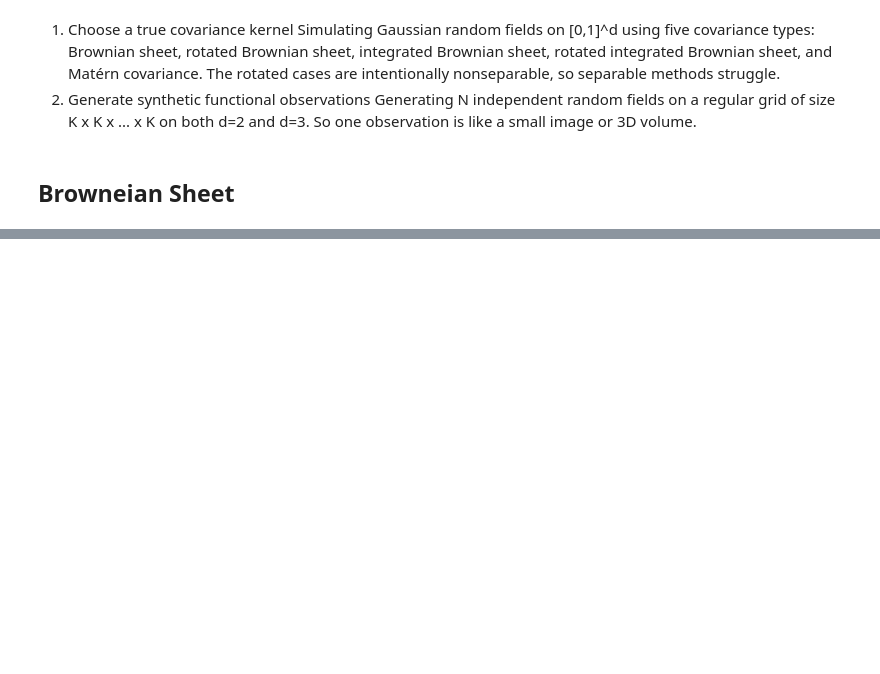
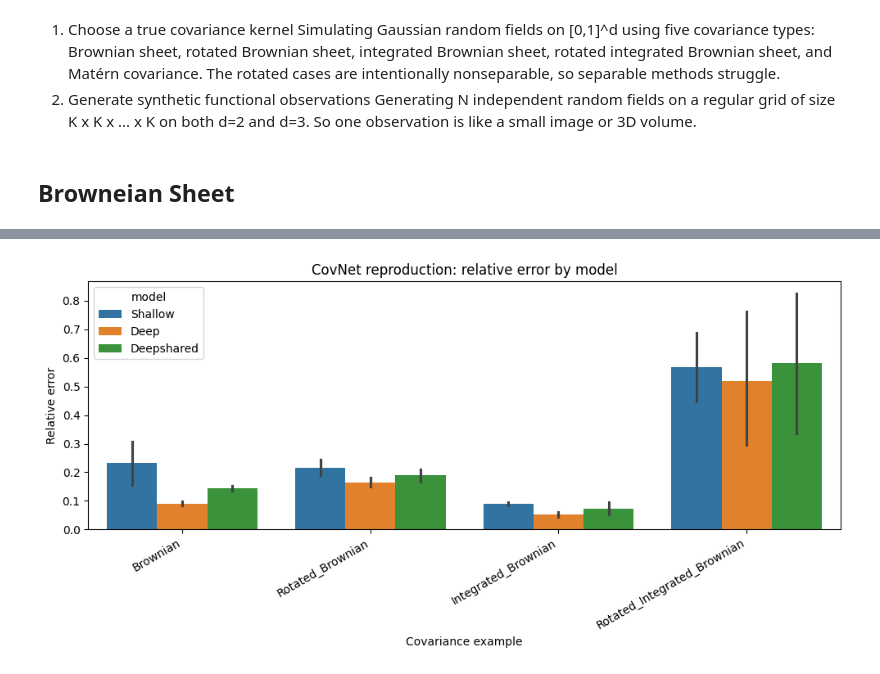
Before and after one commit to SaifurRahmanShishir/Cov_networks, a Jupyter notebook: Demo.ipynb, the cells around one changed output, grey strips where cells are left out. Drawn from its saved outputs; the diff is of its cells as text; code cells hidden in the pictures; blank space fills up the shorter version.

```diff
--- a/Demo.ipynb
+++ b/Demo.ipynb
@@ -311,0 +649,23 @@ ModuleNotFoundError: No module named 'Datagen.datagen_nonseparable2'
+# %%
+results_df = pd.DataFrame(all_results)
+
+results_df = results_df[
+    [
+        "covariance",
+        "model",
+        "depth",
+        "R",
+        "error",
+        "best_epoch",
+        "seconds",
+        "device",
+    ]
+]
+# results_path = os.path.join(OUTDIR, "results_gpu.csv")
+# results_df.to_csv(results_path, index=False)
+
+print("\n" + "=" * 70)
+print("DONE")
+print("=" * 70)
+print(results_df)
+print("\nSaved results to:", results_path)
@@ -311,0 +711,22 @@ ModuleNotFoundError: No module named 'Datagen.datagen_nonseparable2'
+# %%
+import pandas as pd
+import matplotlib.pyplot as plt
+import seaborn as sns
+
+
+plt.figure(figsize=(10, 5))
+sns.barplot(
+    data=results_df,
+    x="covariance",
+    y="error",
+    hue="model"
+)
+
+plt.ylabel("Relative error")
+plt.xlabel("Covariance example")
+plt.title("CovNet reproduction: relative error by model")
+plt.xticks(rotation=30, ha="right")
+plt.tight_layout()
+plt.show()
+# %% [output]
+[figure, added]
```
Also changed, not shown: parts of 14 cells of this notebook.
